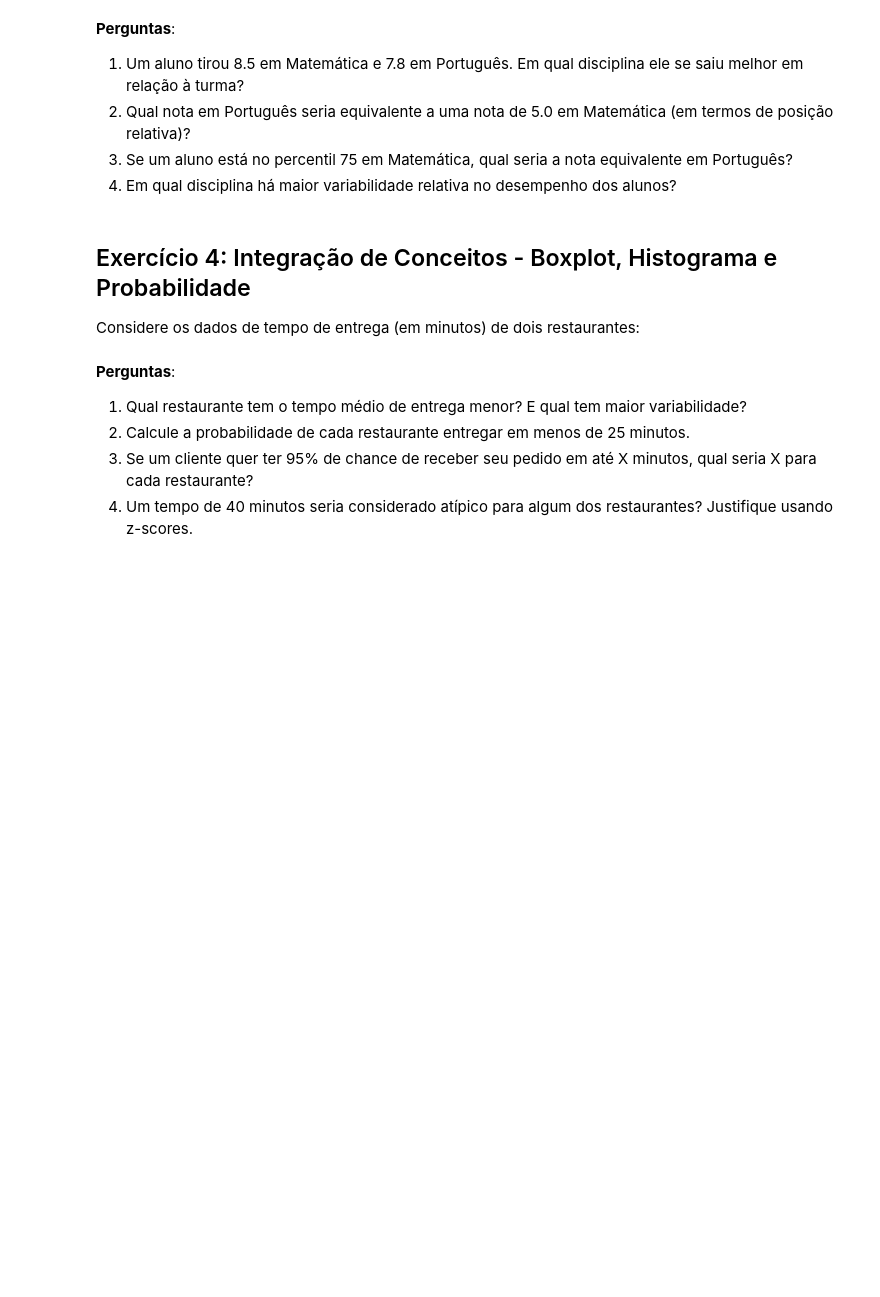
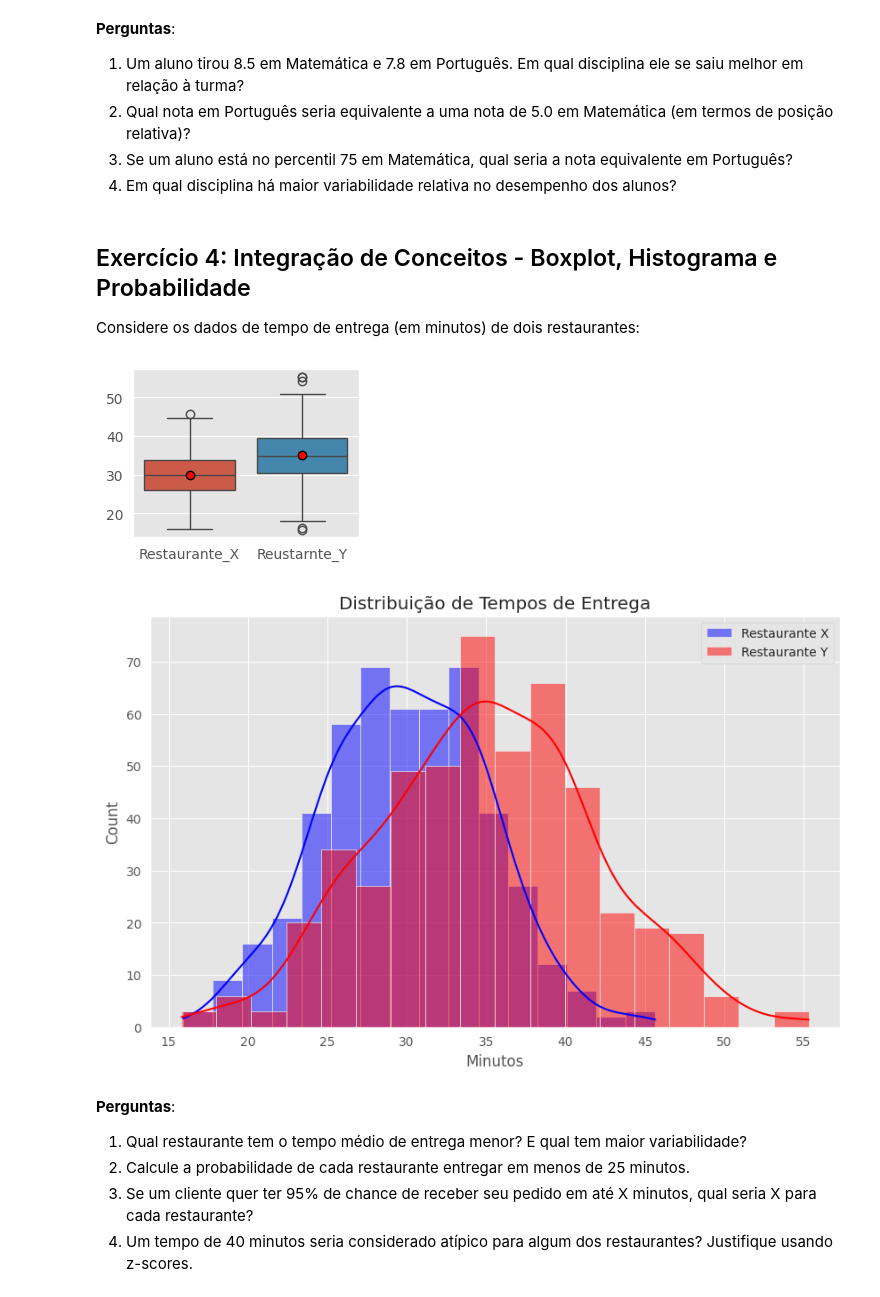
Before and after one commit to AndrielHenrique/data_science_2025, a Jupyter notebook: notebooks/Lab04_TCL_Plots/Exercicios.ipynb, the cells around one changed output. Saved outputs shown, nothing was run; the diff lists cells and outputs as text; code cells hidden in the pictures; blank space fills up the shorter version.

```diff
--- a/notebooks/Lab04_TCL_Plots/Exercicios.ipynb
+++ b/notebooks/Lab04_TCL_Plots/Exercicios.ipynb
@@ -137,19 +143,28 @@ Considere os dados de tempo de entrega (em minutos) de dois restaurantes:
 # %%
 # Dados dos restaurantes
 restaurante_X = np.random.normal(30, 5, 500)
 restaurante_Y = np.random.normal(35, 7, 500)
 
 # Cire um Boxplot comparativo entre os restaurantes
 
+df = pd.DataFrame({"Restaurante_X": restaurante_X, "Reustarnte_Y": restaurante_Y})
+df
+# Plot um boxplot
+plt.subplot(2, 2, 3)
+sns.boxplot(data=df, showmeans = True,
+             meanprops={"marker":"o","markerfacecolor":"red", "markeredgecolor":"black"})
 
 # Histograma superposto
 plt.figure(figsize=(10, 6))
 sns.histplot(restaurante_X, kde=True, color='blue', label='Restaurante X', alpha=0.5)
 sns.histplot(restaurante_Y, kde=True, color='red', label='Restaurante Y', alpha=0.5)
 plt.title('Distribuição de Tempos de Entrega')
 plt.xlabel('Minutos')
 plt.legend()
 plt.show()
+# %% [output]
+[figure, added]
+[figure, added]
 # %% [markdown]
 **Perguntas**:
 1. Qual restaurante tem o tempo médio de entrega menor? E qual tem maior variabilidade?
```
Also changed, not shown: parts of 2 cells of this notebook.
